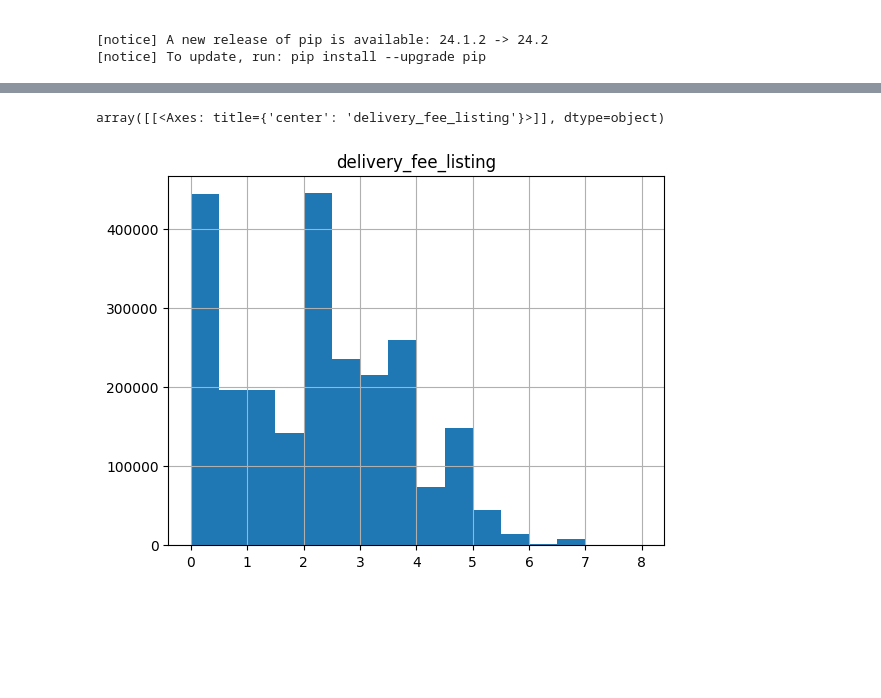
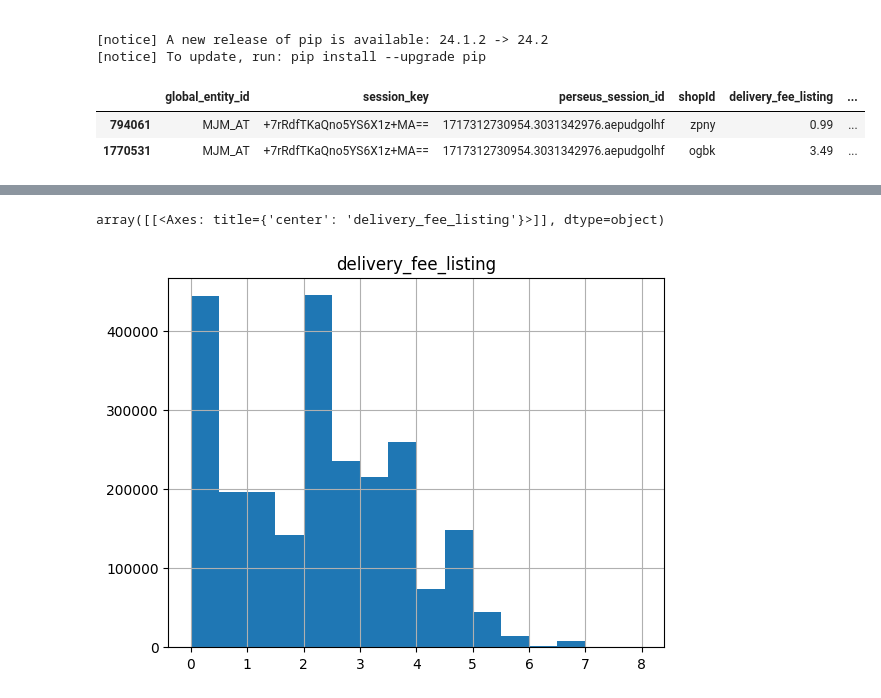
Before and after one commit to shazebasad-dh/https---github.com-deliveryhero-global_pricing, a Jupyter notebook: team/Shazeb/Impressions_data/analysis.ipynb, the cells around one changed output, grey strips where cells are left out. Drawn from its saved outputs; the diff is of its cells as text; code cells hidden in the pictures; blank space fills up the shorter version.

```diff
--- a/team/Shazeb/Impressions_data/analysis.ipynb
+++ b/team/Shazeb/Impressions_data/analysis.ipynb
@@ -238,3 +221,9 @@ entity_id_str = ",".join([f"'{entity}'" for entity in entity_id])
 # match_details_df = client.query(test(start_date, end_date,entity_id_str)).to_dataframe()
 
 details = client.query(impression_details()).to_dataframe()
+# %%
+details[(details['session_key'] == '+7rRdfTKaQno5YS6X1z+MA==') & (details['converted_order'] == 1)]
+# %% [output]
+|  | global_entity_id | session_key | perseus_session_id | shopId | delivery_fee_listing | ... |
+| 794061 | MJM_AT | +7rRdfTKaQno5YS6X1z+MA== | 1717312730954.3031342976.aepudgolhf | zpny | 0.99 | ... |
+| 1770531 | MJM_AT | +7rRdfTKaQno5YS6X1z+MA== | 1717312730954.3031342976.aepudgolhf | ogbk | 3.49 | ... |
```
Also changed, not shown: parts of 8 cells of this notebook, 1 other file.
